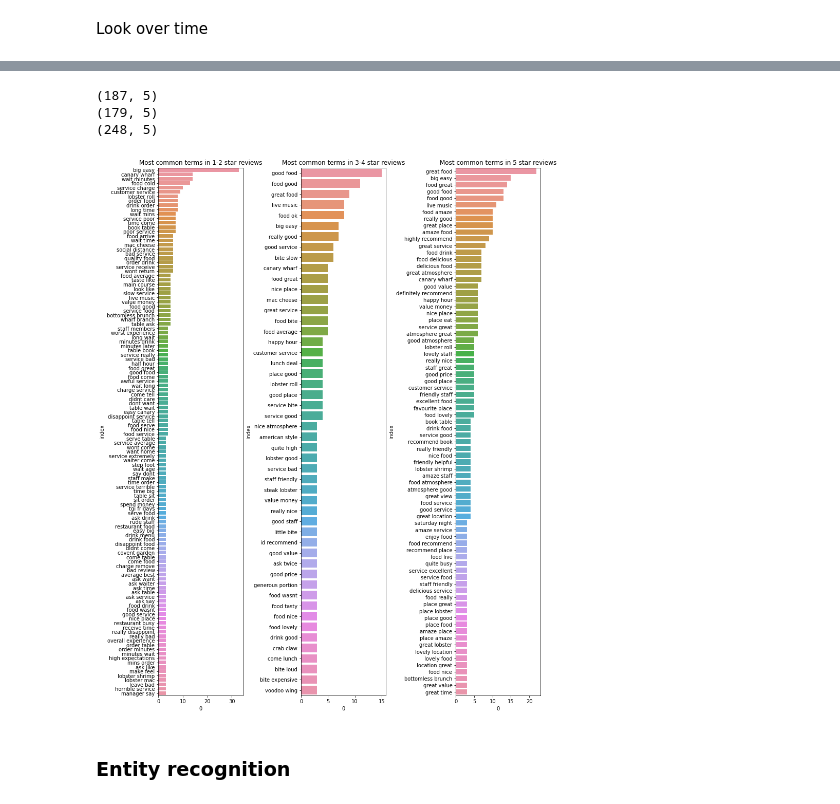
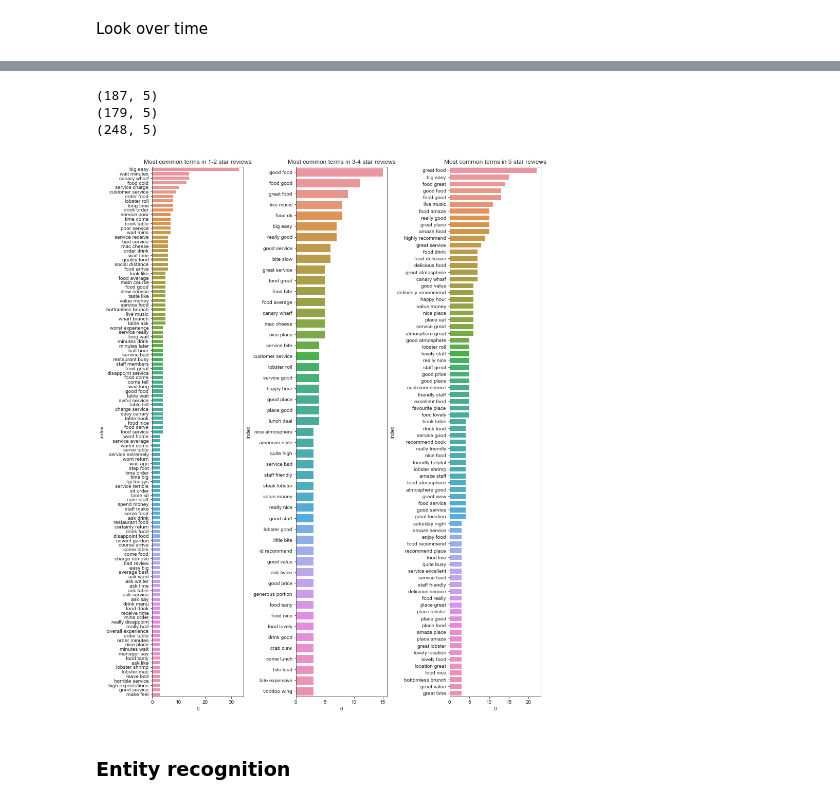
Before and after one commit to jack-cook-repo/reviews-tool, a Jupyter notebook: Big Easy CW Reviews (Google).ipynb, the cells around one changed output, grey strips where cells are left out. Saved outputs shown, nothing was run; the diff lists cells and outputs as text; code cells hidden in the pictures.

```diff
--- a/Big Easy CW Reviews (Google).ipynb
+++ b/Big Easy CW Reviews (Google).ipynb
@@ -45,10 +45,10 @@ df_big_easy.shape
 # %% [markdown]
 ### Keep interesting columns, remove rows with review missing
 # %%
-df_big_easy_clean = df_big_easy[['reviewBody', 'reviewRating', 'dateCreated']].copy(deep=True)
-df_big_easy_clean = df_big_easy_clean.dropna(subset=['reviewBody'])
-print(df_big_easy_clean.shape)
-df_big_easy_clean.head()
+df_big_easy_simple = df_big_easy[['reviewBody', 'reviewRating', 'dateCreated']].copy(deep=True)
+df_big_easy_simple = df_big_easy_simple.dropna(subset=['reviewBody'])
+print(df_big_easy_simple.shape)
+df_big_easy_simple.head()
 # %% [output]
 (621, 3)
 |  | reviewBody | reviewRating | dateCreated |
@@ -96,7 +96,7 @@ def clean_date(string_date):
     else:
         raise ValueError(f'Unhandled delta type {delta}')
 # %%
-df_big_easy_clean['date_clean'] = df_big_easy_clean['dateCreated'].apply(lambda d: clean_date(d)).astype('datetime64[D]')
-df_big_easy_clean.head()
+df_big_easy_simple['date_clean'] = df_big_easy_simple['dateCreated'].apply(lambda d: clean_date(d)).astype('datetime64[D]')
+df_big_easy_simple.head()
 # %% [output]
 |  | reviewBody | reviewRating | dateCreated | date_clean |
@@ -123,16 +164,36 @@ Start by cleaning text
 # %%
+from nltk.corpus import stopwords
+# nltk.download('stopwords')
+sw = stopwords.words('english')
+
+df_big_easy_clean = df_big_easy_eng.copy(deep=True)
+
+
 def clean_text(text):
 
     tokens = text.split(' ')
+
+    # Get lower case
     tokens_lower = [t.lower() for t in tokens]
-    tokens_alpha = [re.sub('[^A-z]', '', t) for t in tokens_lower]
-    text_clean = ' '.join(tokens_alpha)
 
-    return text_clean
+    # Then remove stopwords
+    tokens_no_sw = [t for t in tokens_lower if t not in sw]
+
+    # Then strip punctuation
+    tokens_alpha = [re.sub('[^A-z]', '', t) for t in tokens_no_sw]
+
+    # Then take lemmas
+    lemmas = [wnl.lemmatize(t, pos='v') for t in tokens_alpha]
+
+    # Rejoin as single string
+    text_clean = ' '.join(lemmas)
+
+    # Handle duplicate spaces
+    return re.sub(r'(\s)+', ' ', text_clean)
 
 
-df_big_easy_clean['review_lower_alpha'] = df_big_easy_clean.apply(lambda row: clean_text(row['reviewBody']),
-                                                                  axis=1)
+df_big_easy_clean['review_clean'] = df_big_easy_clean.apply(lambda row: clean_text(row['reviewBody']),
+                                                            axis=1)
 
 df_big_easy_clean.head()
 # %% [output]
@@ -254,7 +252,7 @@ for i in range(3):
     rev_min, rev_max = review_buckets[i]
 
     # Filter for certain reviews
-    df_filt = df_big_easy_eng.query(f'reviewRating>={rev_min} and reviewRating<={rev_max}')
+    df_filt = df_big_easy_clean.query(f'reviewRating>={rev_min} and reviewRating<={rev_max}')
     print(df_filt.shape)
 
     # Set up vectorizer
@@ -264,34 +262,34 @@ for i in range(3):
                         stop_words='english')
 
     # Get counts
     res = C.fit_transform(df_filt['review_clean'])
 
     # Set up dataframe
     df_res = pd.DataFrame(data=res.todense(),
                           columns=C.get_feature_names())
 
 
     # Turn into plottable format
     df_plot = df_res.T.apply(lambda row: np.sum(row), axis=1).sort_values(ascending=False).reset_index()
 
     # Plot
     sns.barplot(data=df_plot,
                 # When you use reset_index() on a series, you end up with index and 0 as column names
                 x=0,
                 y='index',
                 ax=axs[i])
 
     if rev_min == rev_max:
         title_stars = f'{rev_min} star'
     else:
         title_stars = f'{rev_min}-{rev_max} star'
 
     axs[i].set_title(f'Most common terms in {title_stars} reviews')
 # %% [output]
 (187, 5)
 (179, 5)
 (248, 5)
-[figure, old version]
+[figure, new version]
 # %% [markdown]
 ### Entity recognition
 # %% [markdown]
```
Also changed, not shown: parts of 25 cells of this notebook.
